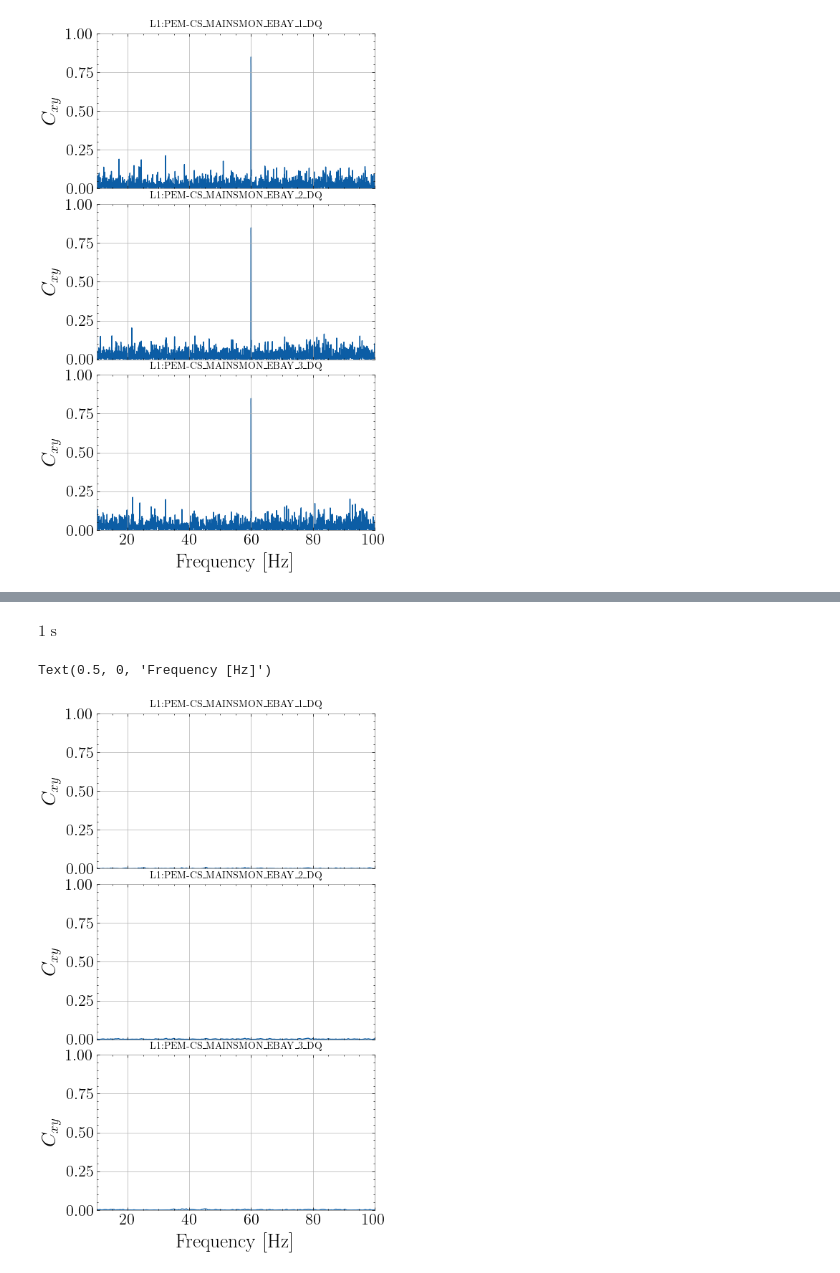
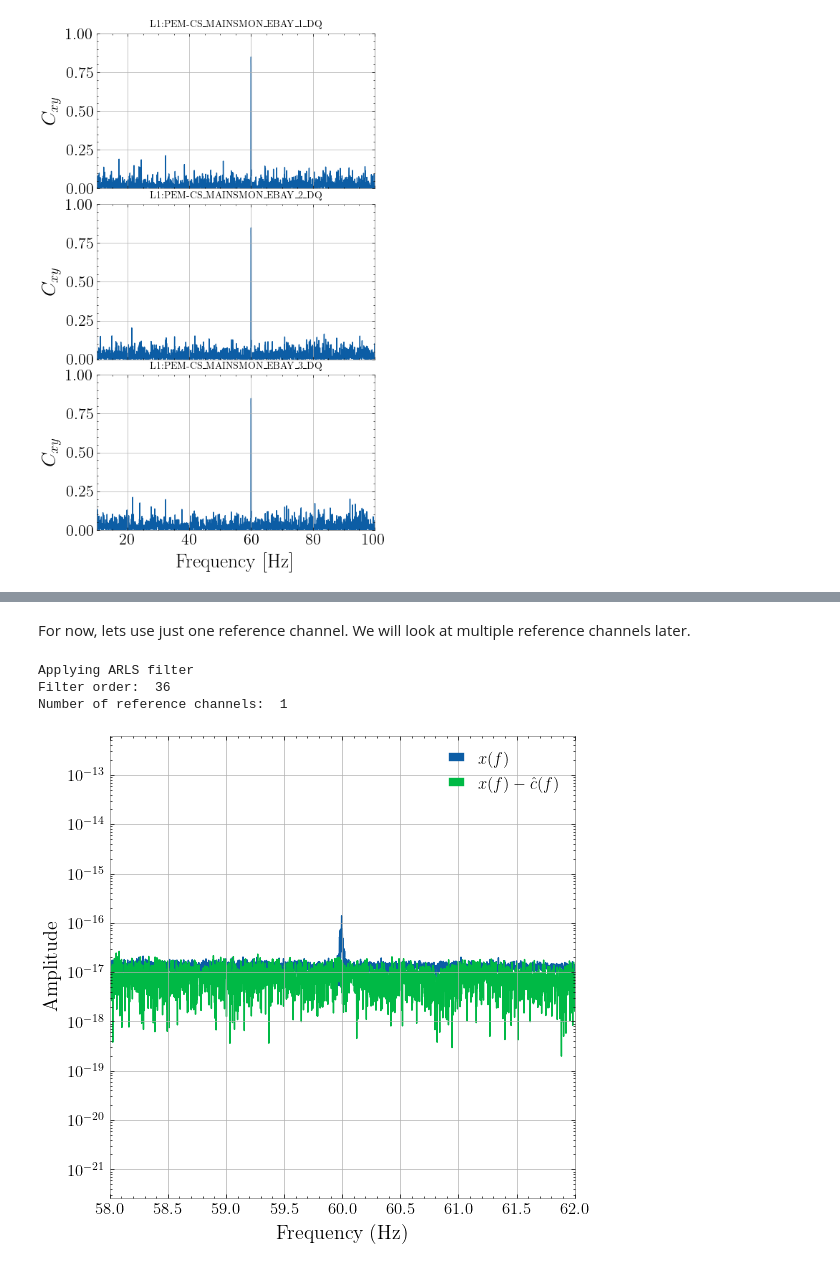
Before and after one commit to UniMelb-NSGW/ANC, a Jupyter notebook: notebooks/demo.ipynb, the cells around one changed output, grey strips where cells are left out. Drawn from its saved outputs; the diff is of its cells as text; code cells hidden in the pictures.

```diff
--- a/notebooks/demo.ipynb
+++ b/notebooks/demo.ipynb
@@ -329,42 +411,15 @@ cancelled_timeseries = TimeSeries(c_RLS,dt=PEM_data_bandpassed.dt,unit=PEM_data_
-# %%
-cancelled_timeseries.dt
-# %% [output]
-$1 \; \mathrm{s}$
-# %%
-import matplotlib.pyplot as plt
-import numpy as np
-import scienceplots
-plt.style.use('science')
-
-num_pem_channels = len(L1_PEM_CHANNELS)
-fig, axes = plt.subplots(nrows=num_pem_channels, ncols=1, figsize=(5,9),sharex=True)
-fs = 20
-for i in range(num_pem_channels):
-
-    #Coherence. See e.g. https://gwpy.github.io/docs/latest/examples/frequencyseries/coherence/
-    coherence = cancelled_timeseries.coherence(PEM_data_array[i], fftlength=2, overlap=1)
-
-
-    #Extract values to give us more flexibility plotting
-    coherence_frequencies = np.array(coherence.frequencies)
-    coherence_values = np.array(coherence)
-
-
-    ax = axes[i]
-    ax.plot(coherence_frequencies,coherence_values)
-
-
-    ax.set_xlim(10, 100)
-    ax.set_ylim(0, 1)
-
-    ax.set_ylabel(r'$C_{xy}$',fontsize=fs)
-    ax.axes.tick_params(axis="both", labelsize=fs-4)
-    ax.set_title(L1_PEM_CHANNELS[i],fontsize=fs-10)
-
-
-#Some extra formatting
-plt.subplots_adjust(hspace=0.1)
-axes[-1].set_xlabel(r'Frequency [Hz]',fontsize=fs)
-# %% [output]
-Text(0.5, 0, 'Frequency [Hz]')
-[figure, removed]
+# %% [markdown]
+For now, lets use just one reference channel. We will look at multiple reference channels later.
+# %%
+reference = PEM_data_array[0]
+## Filter parameters
+lambda_val = 0.99
+order = 36
+delta_regularization =1e-10
+
+run_anc(strain_data, reference,order,lambda_val,delta_regularization)
+# %% [output]
+Applying ARLS filter
+Filter order:  36
+Number of reference channels:  1
+[figure, added]
```
Also changed, not shown: parts of 34 cells of this notebook, 4 other files.
